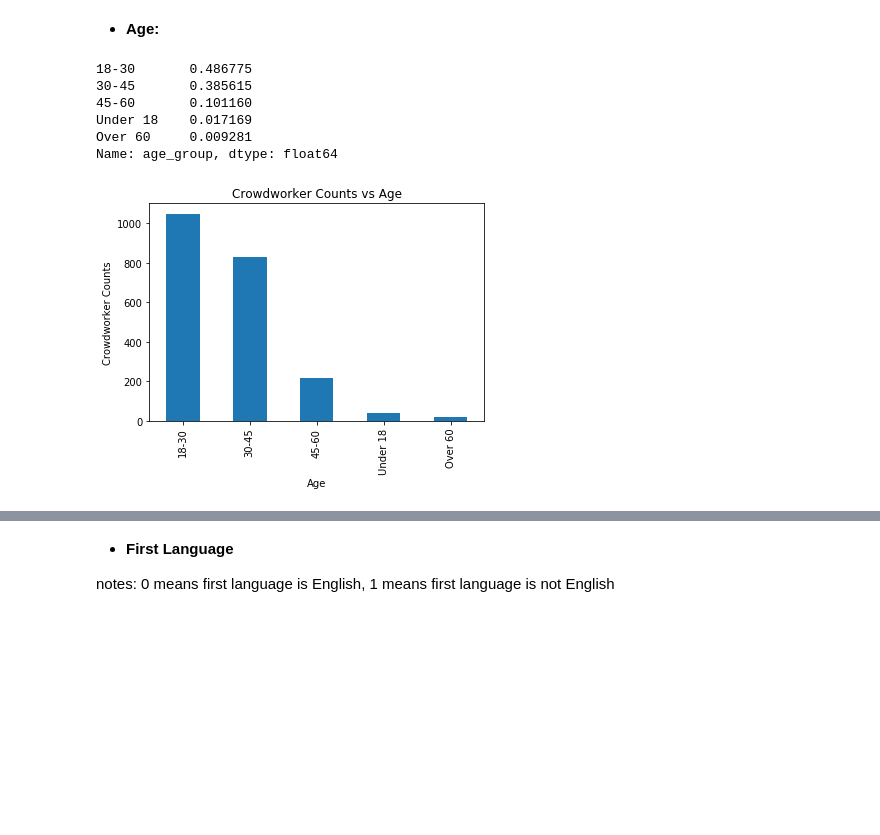
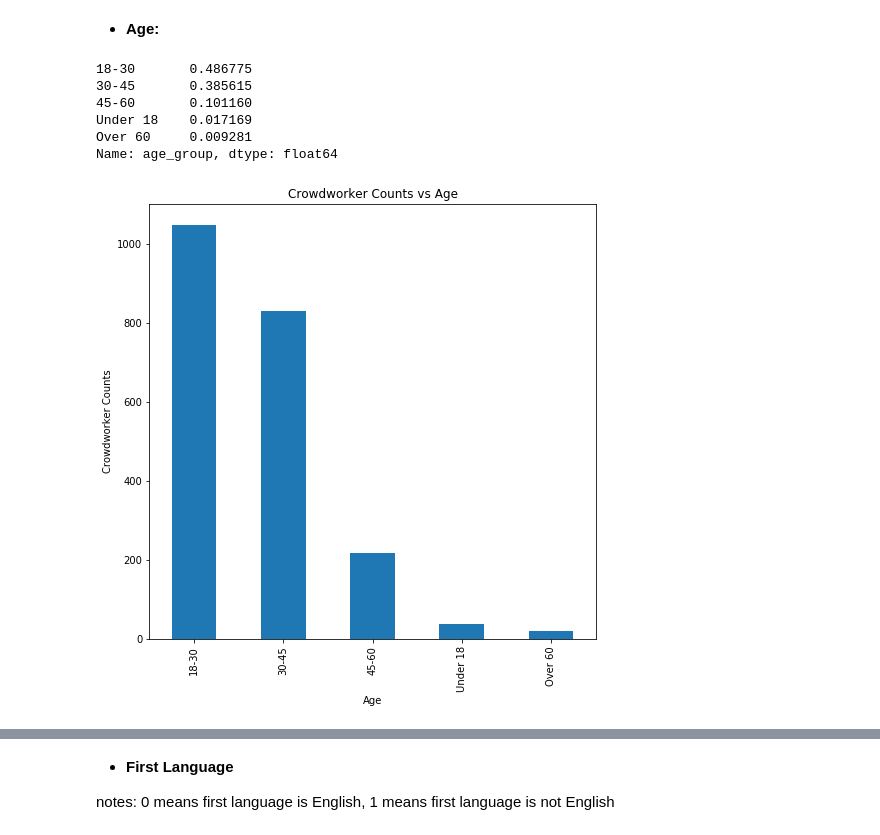
Before and after one commit to Shuya-Ma/data-512, a Jupyter notebook: data-512-a2/data-512-a2.ipynb, the cells around one changed output, grey strips where cells are left out. Cells and saved outputs as stored; diff of their text form; code cells hidden in the pictures; blank space fills up the shorter version.

```diff
--- a/data-512-a2/data-512-a2.ipynb
+++ b/data-512-a2/data-512-a2.ipynb
@@ -78,18 +79,19 @@ Name: gender, dtype: float64
 -  **Age:**
 # %%
 attack_age = attack_demograohics['age_group'].value_counts()
+plt.figure(figsize=(8,8))
 attack_age.plot(kind='bar')
 display(attack_age/attack_age.sum())
 plt.ylabel('Crowdworker Counts')
 plt.xlabel('Age')
 plt.title('Crowdworker Counts vs Age')
 plt.savefig('plot/attack_age')
 plt.show()
 # %% [output]
 18-30       0.486775
 30-45       0.385615
 45-60       0.101160
 Under 18    0.017169
 Over 60     0.009281
 Name: age_group, dtype: float64
-[figure, old version]
+[figure, new version]
```
Also changed, not shown: parts of 23 cells of this notebook, 8 other files.
